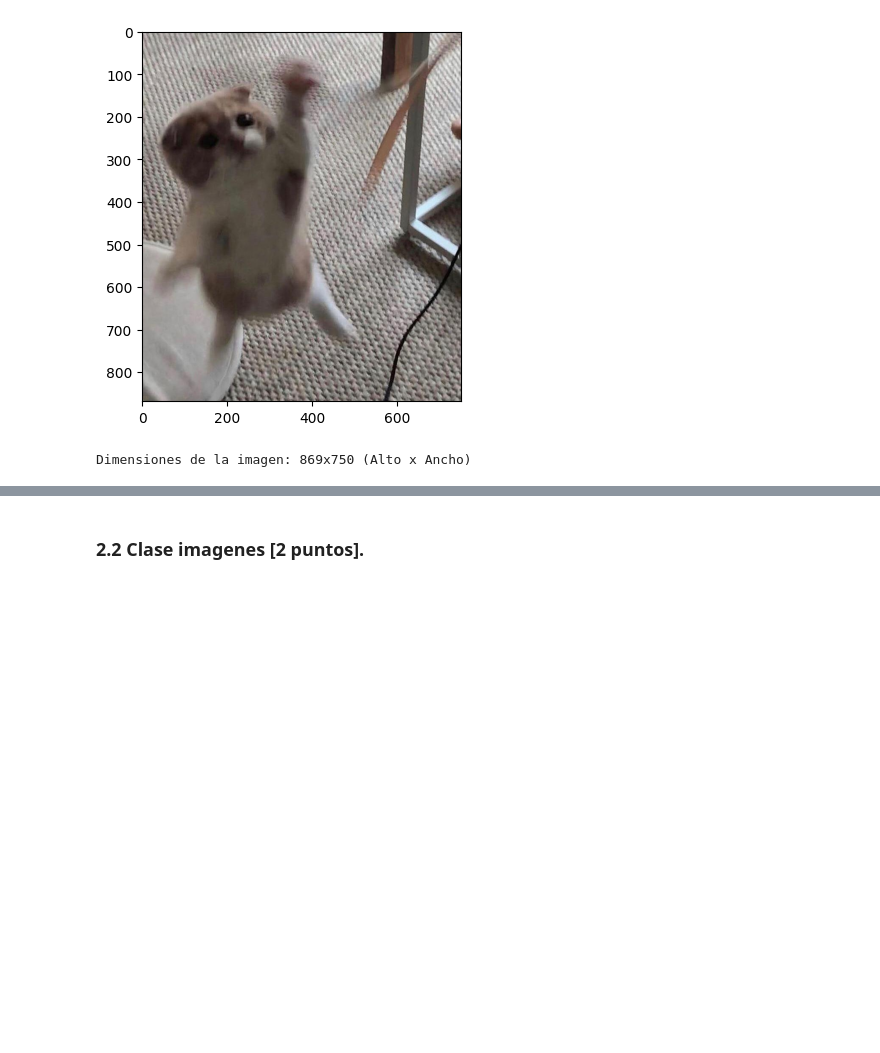
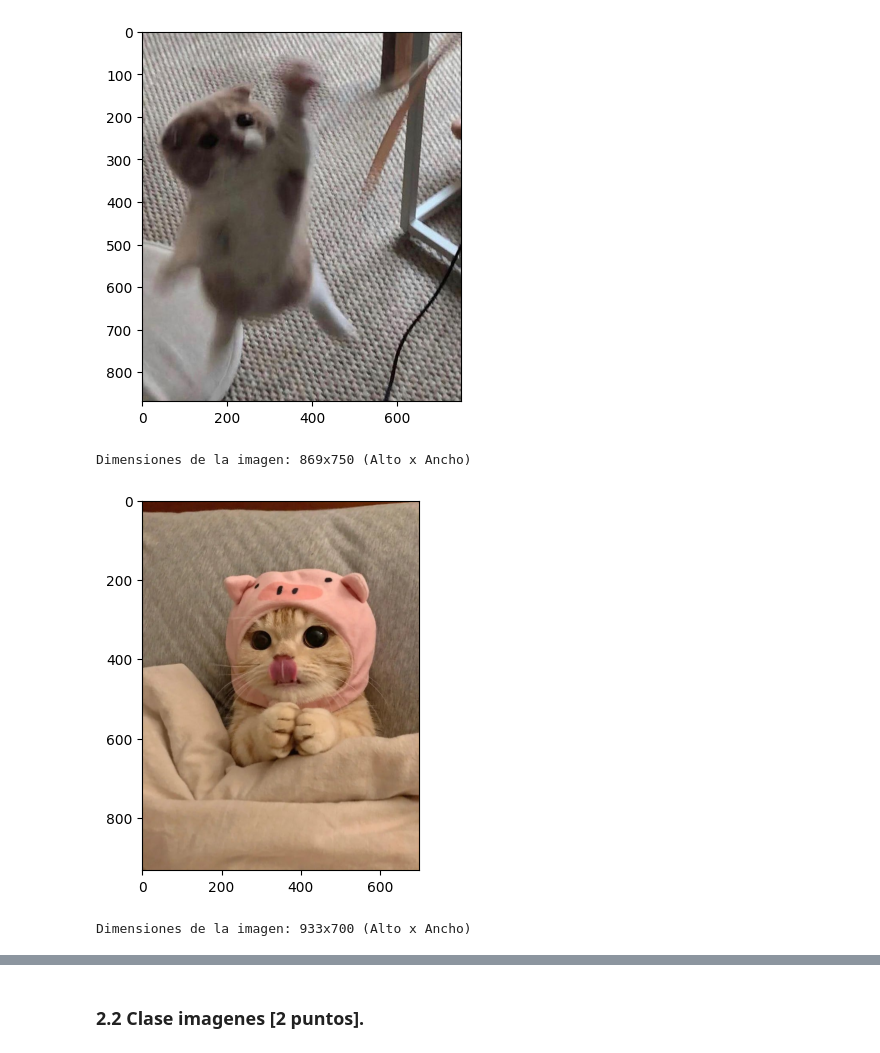
Before and after one commit to mignaciamc/mariel, a Jupyter notebook: Laboratorios/Lab02/Lab2_enunciado.ipynb, the cells around one changed output, grey strips where cells are left out. Cells and saved outputs as stored; diff of their text form; code cells hidden in the pictures; blank space fills up the shorter version.

```diff
--- a/Laboratorios/Lab02/Lab2_enunciado.ipynb
+++ b/Laboratorios/Lab02/Lab2_enunciado.ipynb
@@ -262,3 +266,8 @@ show(images['gatitos'][0])
 # %% [output]
 [figure]
 Dimensiones de la imagen: 869x750 (Alto x Ancho)
+# %%
+show(images['gatitos'][1])
+# %% [output]
+[figure, added]
+Dimensiones de la imagen: 933x700 (Alto x Ancho)
```
Also changed, not shown: parts of 10 cells of this notebook.
